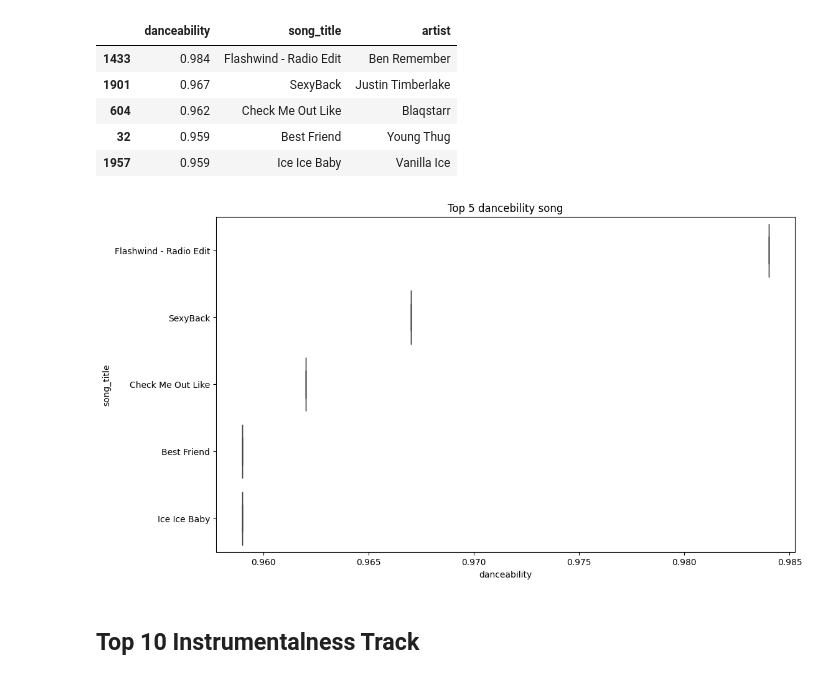
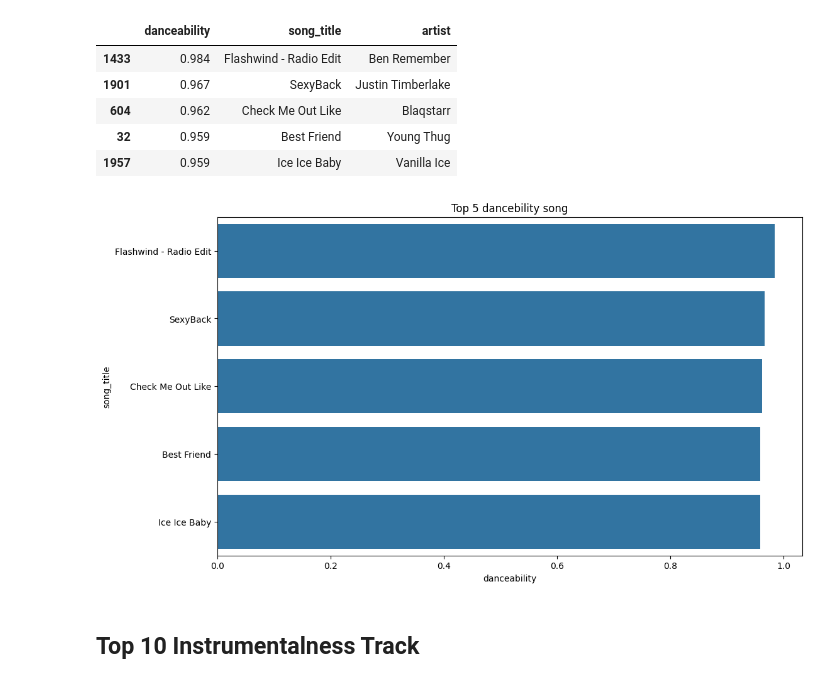
Before and after one commit to Aj1300/Spotify_data_Analysis_using_Pyhton, a Jupyter notebook: spotifyproject.ipynb, the cells around one changed output. Cells and saved outputs as stored; diff of their text form; code cells hidden in the pictures.

```diff
--- a/spotifyproject.ipynb
+++ b/spotifyproject.ipynb
@@ -148,11 +152,11 @@ top_5_dacanceble_song
 | 1957 | 0.959 | Ice Ice Baby | Vanilla Ice |
 # %%
 plt.figure(figsize=(12,7))
-sns.boxplot(x="danceability",y="song_title",data=top_5_dacanceble_song)
+sns.barplot(x="danceability",y="song_title",data=top_5_dacanceble_song)
 plt.title("Top 5 dancebility song")
 plt.show()
 # %% [output]
-[figure, old version]
+[figure, new version]
 # %% [markdown]
 ## Top 10 Instrumentalness Track
 # %%
```
Also changed, not shown: parts of 10 cells of this notebook.
